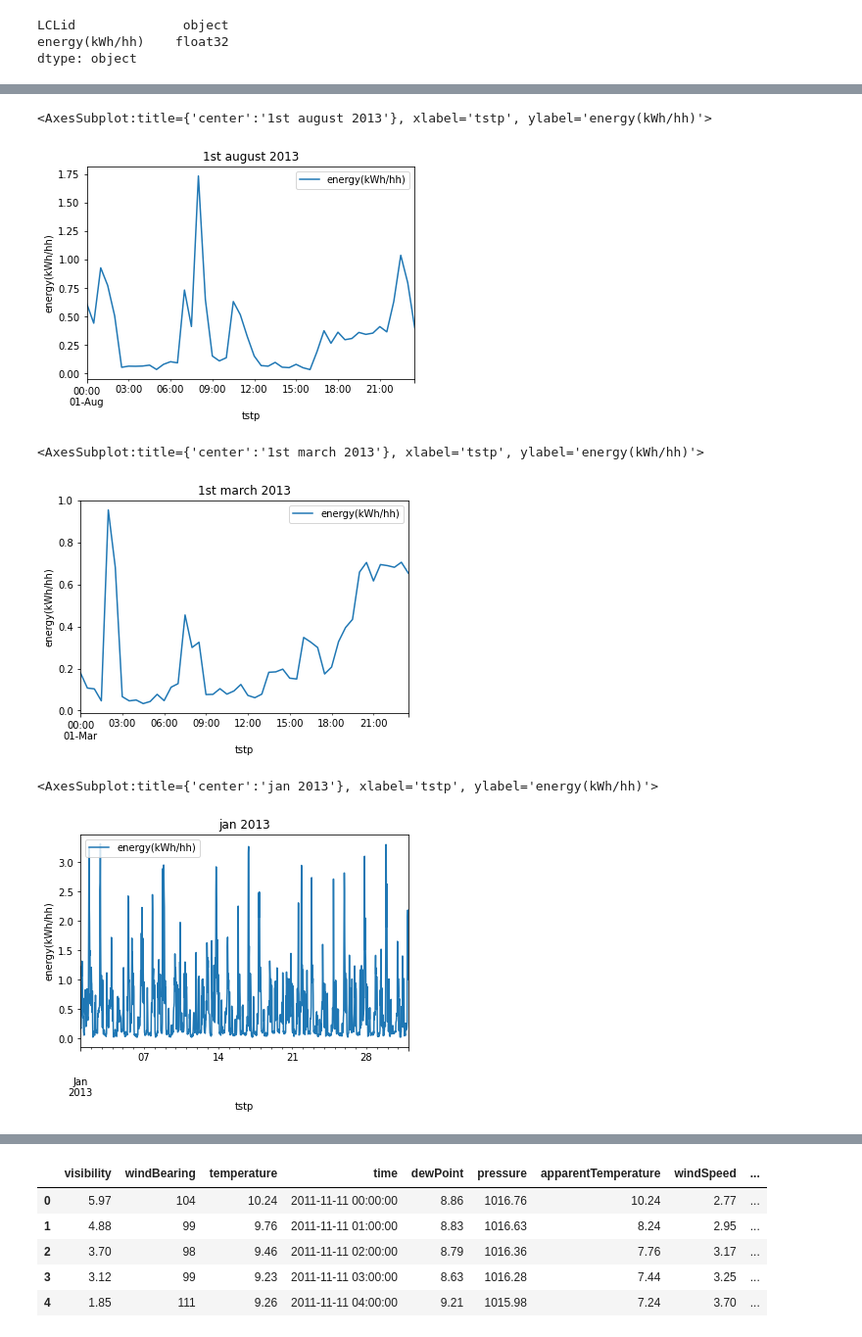
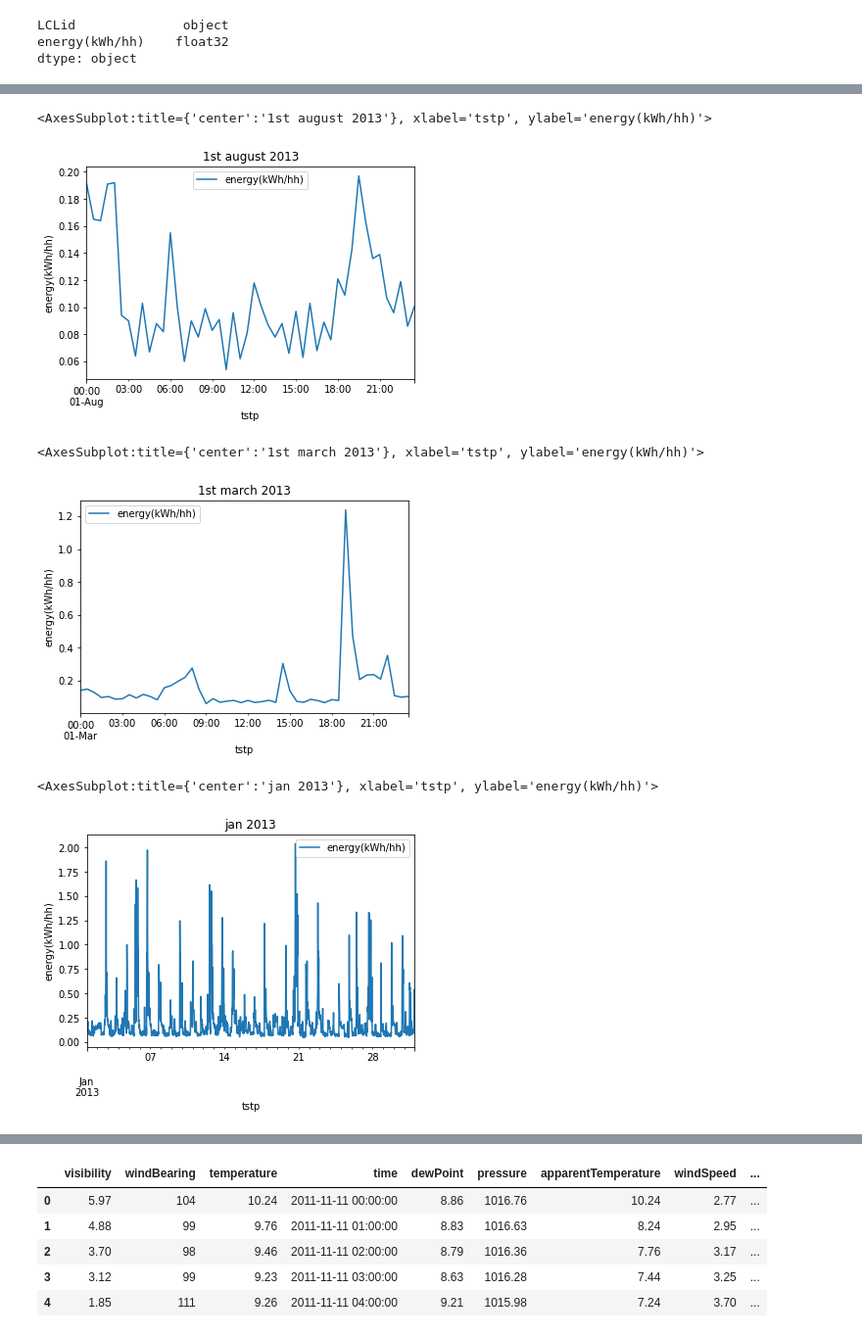
Before and after one commit to SindreMohr/Bachelor_thesis, a Jupyter notebook: halfhourly_data_visualization.ipynb, the cells around one changed output, grey strips where cells are left out. Shown at 98% size. Saved outputs shown, nothing was run; the diff lists cells and outputs as text; code cells hidden in the pictures.

```diff
--- a/halfhourly_data_visualization.ipynb
+++ b/halfhourly_data_visualization.ipynb
@@ -73,7 +73,7 @@ h_df["energy(kWh/hh)"] = pd.to_numeric(h_df["energy(kWh/hh)"], downcast="float",
 # %%
 type(h_df.loc[0,"energy(kWh/hh)"])
 # %%
-affluenthh_filt = h_df["LCLid"] == "MAC000246"
-aff_hh_df = h_df[affluenthh_filt]
+hh_filt = h_df["LCLid"] == "MAC000150"
+hh_df = h_df[hh_filt]
 #aff_hh_df = aff_hh_df.set_index("tstp")
 # %% [output]
@@ -107,16 +107,16 @@ aff_hh_df.loc["2013-01-01"].plot( y ="energy(kWh/hh)", ylabel = "energy(kWh/hh)"
 # %%
-aff_hh_df.loc["2013-08-01"].plot( y ="energy(kWh/hh)", ylabel = "energy(kWh/hh)", title="1st august 2013")
+hh_df.loc["2013-08-01"].plot( y ="energy(kWh/hh)", ylabel = "energy(kWh/hh)", title="1st august 2013")
 # %% [output]
 <AxesSubplot:title={'center':'1st august 2013'}, xlabel='tstp', ylabel='energy(kWh/hh)'>
-[figure, old version]
+[figure, new version]
 # %%
-aff_hh_df.loc["2013-03-01"].plot( y ="energy(kWh/hh)", ylabel = "energy(kWh/hh)", title="1st march 2013" )
+hh_df.loc["2013-03-01"].plot( y ="energy(kWh/hh)", ylabel = "energy(kWh/hh)", title="1st march 2013" )
 # %% [output]
 <AxesSubplot:title={'center':'1st march 2013'}, xlabel='tstp', ylabel='energy(kWh/hh)'>
-[figure, old version]
+[figure, new version]
 # %%
-aff_hh_df.loc["2013-01-01":"2013-01-31"].plot( y ="energy(kWh/hh)", ylabel = "energy(kWh/hh)", title="jan 2013" )
+hh_df.loc["2013-01-01":"2013-01-31"].plot( y ="energy(kWh/hh)", ylabel = "energy(kWh/hh)", title="jan 2013" )
 # %% [output]
 <AxesSubplot:title={'center':'jan 2013'}, xlabel='tstp', ylabel='energy(kWh/hh)'>
-[figure, old version]
+[figure, new version]
 # %%
```
Also changed, not shown: parts of 15 cells of this notebook, 2 other files.
